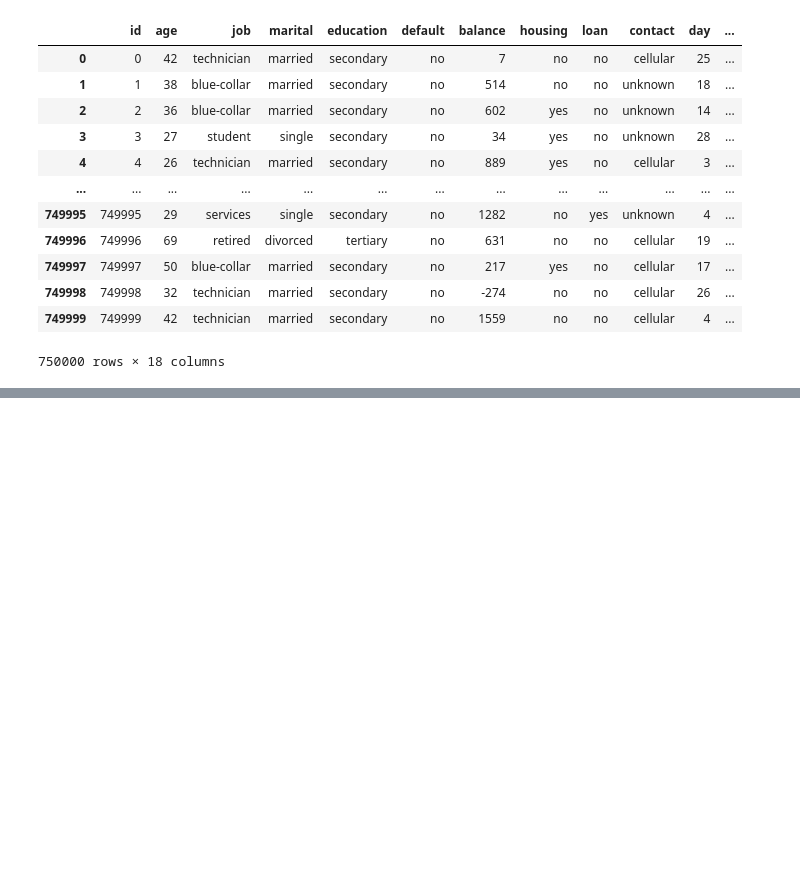
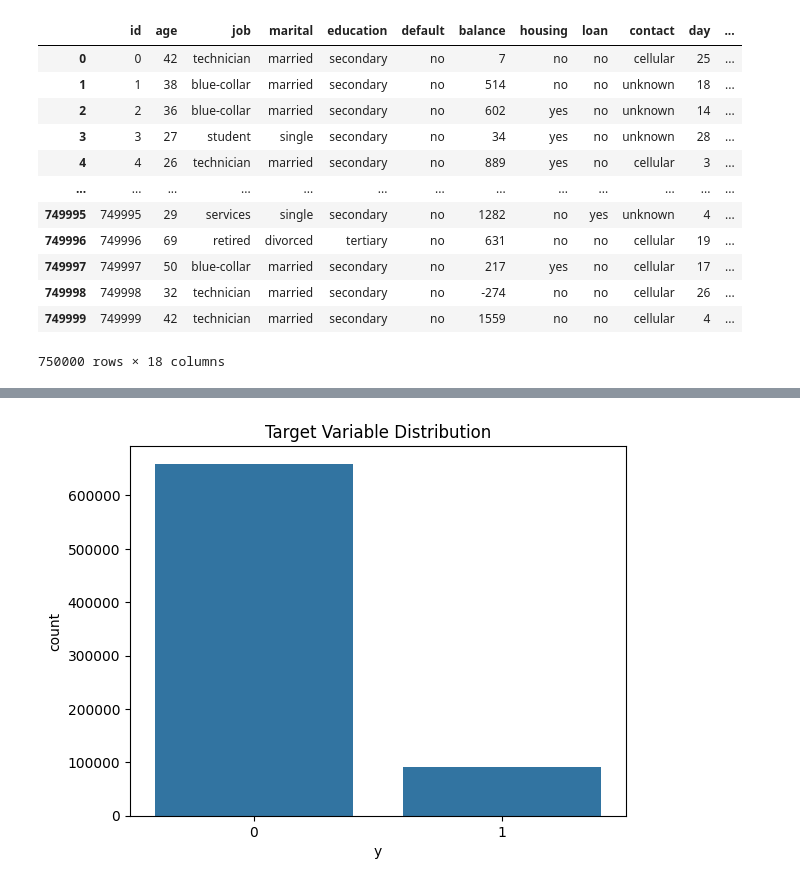
Before and after one commit to anuvab03/kaggle-competitions, a Jupyter notebook: Bank.ipynb, the cells around one changed output, grey strips where cells are left out. Cells and saved outputs as stored; diff of their text form; code cells hidden in the pictures; blank space fills up the shorter version.

```diff
--- a/Bank.ipynb
+++ b/Bank.ipynb
@@ -180,0 +337,8 @@ df_train
+# %%
+df_capped=df_capped.drop(['pdays_was_contacted','pdays_log'],axis=True)
+# %%
+sns.countplot(x=df_capped["y"])
+plt.title("Target Variable Distribution")
+plt.show()
+# %% [output]
+[figure, added]
```
Also changed, not shown: parts of 23 cells of this notebook.
